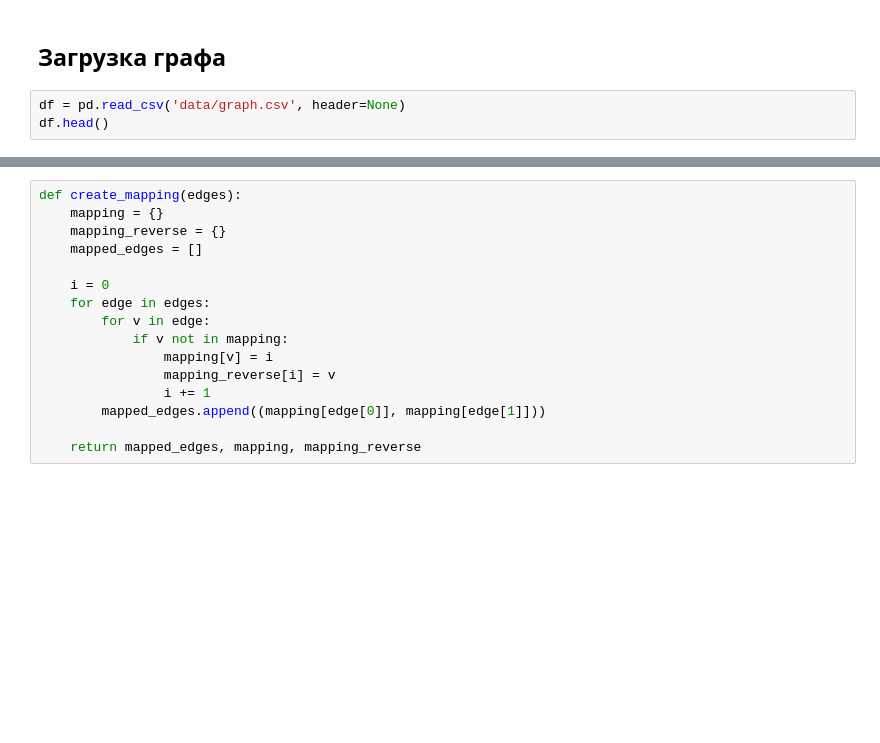
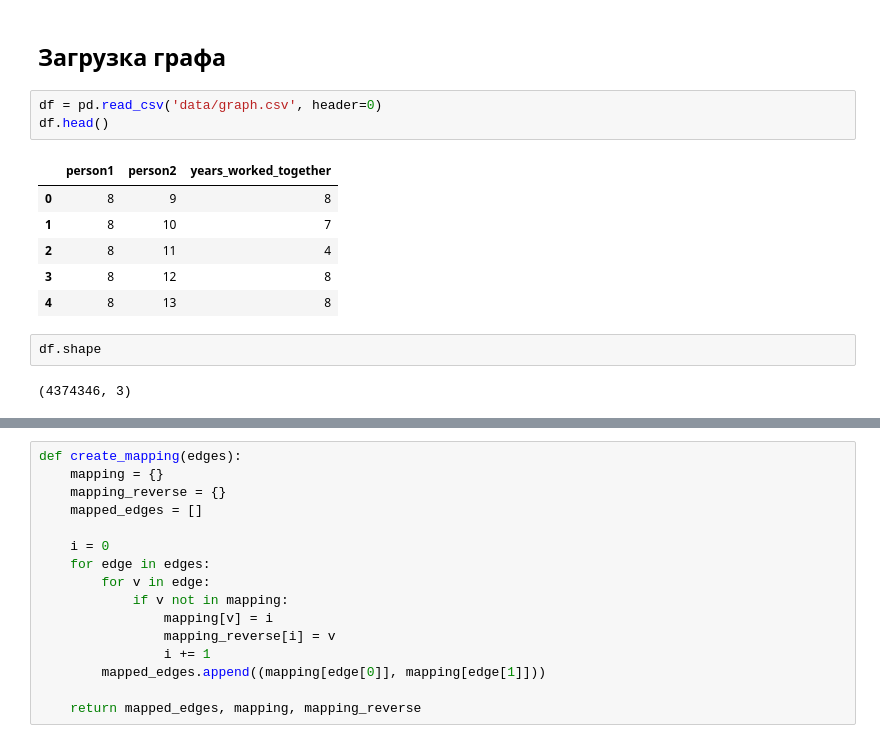
Before and after one commit to mikhmakarov/officials_network, a Jupyter notebook: analyse_graph.ipynb, the cells around one changed output, grey strips where cells are left out. Cells and saved outputs as stored; diff of their text form; blank space fills up the shorter version.

```diff
--- a/analyse_graph.ipynb
+++ b/analyse_graph.ipynb
@@ -13,5 +12,16 @@ ModuleNotFoundError: No module named 'graph_tool'
 # %% [markdown]
 ## Загрузка графа
 # %%
-df = pd.read_csv('data/graph.csv', header=None)
+df = pd.read_csv('data/graph.csv', header=0)
 df.head()
+# %% [output]
+|  | person1 | person2 | years_worked_together |
+| 0 | 8 | 9 | 8 |
+| 1 | 8 | 10 | 7 |
+| 2 | 8 | 11 | 4 |
+| 3 | 8 | 12 | 8 |
+| 4 | 8 | 13 | 8 |
+# %%
+df.shape
+# %% [output]
+(4374346, 3)
```
Also changed, not shown: parts of 56 cells of this notebook, 4 other files.
